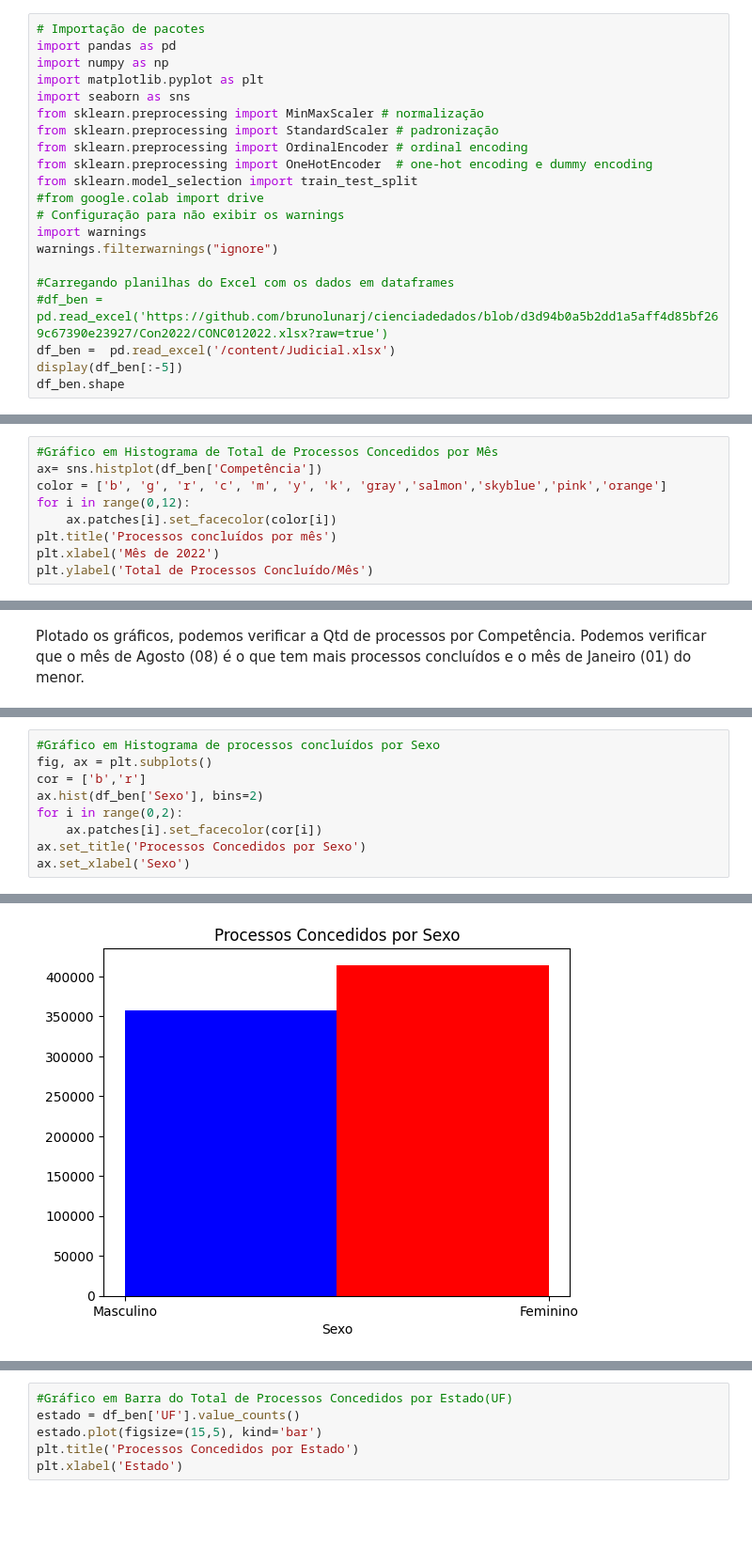
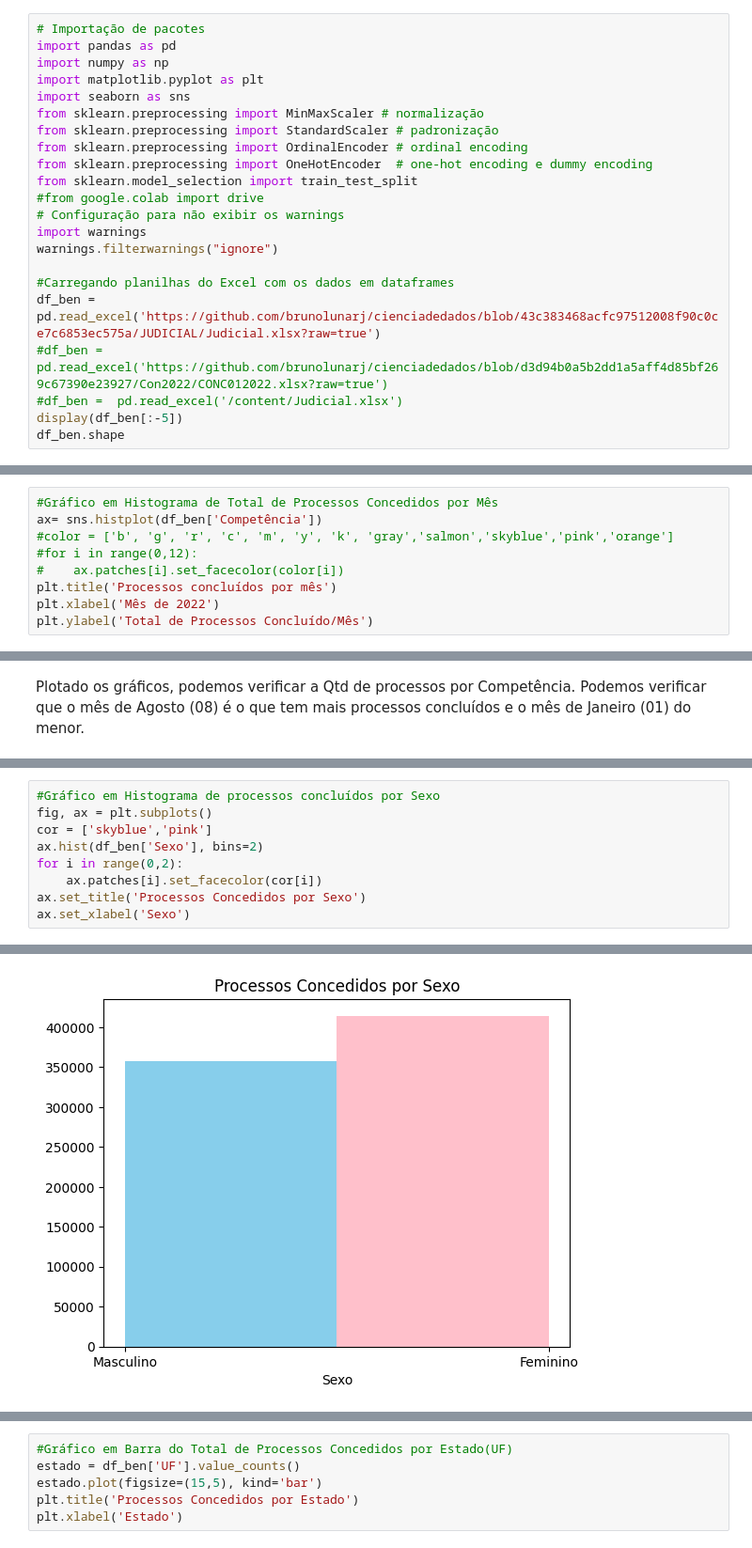
Before and after one commit to brunolunarj/cienciadedados, a Jupyter notebook: MPV2023JUD.ipynb, the cells around one changed output, grey strips where cells are left out. Shown at 94% size. Drawn from its saved outputs; the diff is of its cells as text; blank space fills up the shorter version.

```diff
--- a/MPV2023JUD.ipynb
+++ b/MPV2023JUD.ipynb
@@ -47,8 +47,9 @@ import warnings
 warnings.filterwarnings("ignore")
 
 #Carregando planilhas do Excel com os dados em dataframes
+df_ben =  pd.read_excel('https://github.com/brunolunarj/cienciadedados/blob/43c383468acfc97512008f90c0ce7c6853ec575a/JUDICIAL/Judicial.xlsx?raw=true')
 #df_ben =  pd.read_excel('https://github.com/brunolunarj/cienciadedados/blob/d3d94b0a5b2dd1a5aff4d85bf269c67390e23927/Con2022/CONC012022.xlsx?raw=true')
-df_ben =  pd.read_excel('/content/Judicial.xlsx')
+#df_ben =  pd.read_excel('/content/Judicial.xlsx')
 display(df_ben[:-5])
 df_ben.shape
 # %% [output]
@@ -307,9 +293,9 @@ Desvio Padrão: 0.692442
 # %%
 #Gráfico em Histograma de Total de Processos Concedidos por Mês
 ax= sns.histplot(df_ben['Competência'])
-color = ['b', 'g', 'r', 'c', 'm', 'y', 'k', 'gray','salmon','skyblue','pink','orange']
-for i in range(0,12):
-    ax.patches[i].set_facecolor(color[i])
+#color = ['b', 'g', 'r', 'c', 'm', 'y', 'k', 'gray','salmon','skyblue','pink','orange']
+#for i in range(0,12):
+#    ax.patches[i].set_facecolor(color[i])
 plt.title('Processos concluídos por mês')
 plt.xlabel('Mês de 2022')
 plt.ylabel('Total de Processos Concluído/Mês')
@@ -364,15 +335,15 @@ Name: Espécie, dtype: int64
 # %%
 #Gráfico em Histograma de processos concluídos por Sexo
 fig, ax = plt.subplots()
-cor = ['b','r']
+cor = ['skyblue','pink']
 ax.hist(df_ben['Sexo'], bins=2)
 for i in range(0,2):
     ax.patches[i].set_facecolor(cor[i])
 ax.set_title('Processos Concedidos por Sexo')
 ax.set_xlabel('Sexo')
 # %% [output]
 Text(0.5, 0, 'Sexo')
-[figure, old version]
+[figure, new version]
 # %%
 #Gráfico do Total de Processos Concedidos por Filiação
 #df_ben['Filiação'].unique()
```
Also changed, not shown: parts of 39 cells of this notebook.
